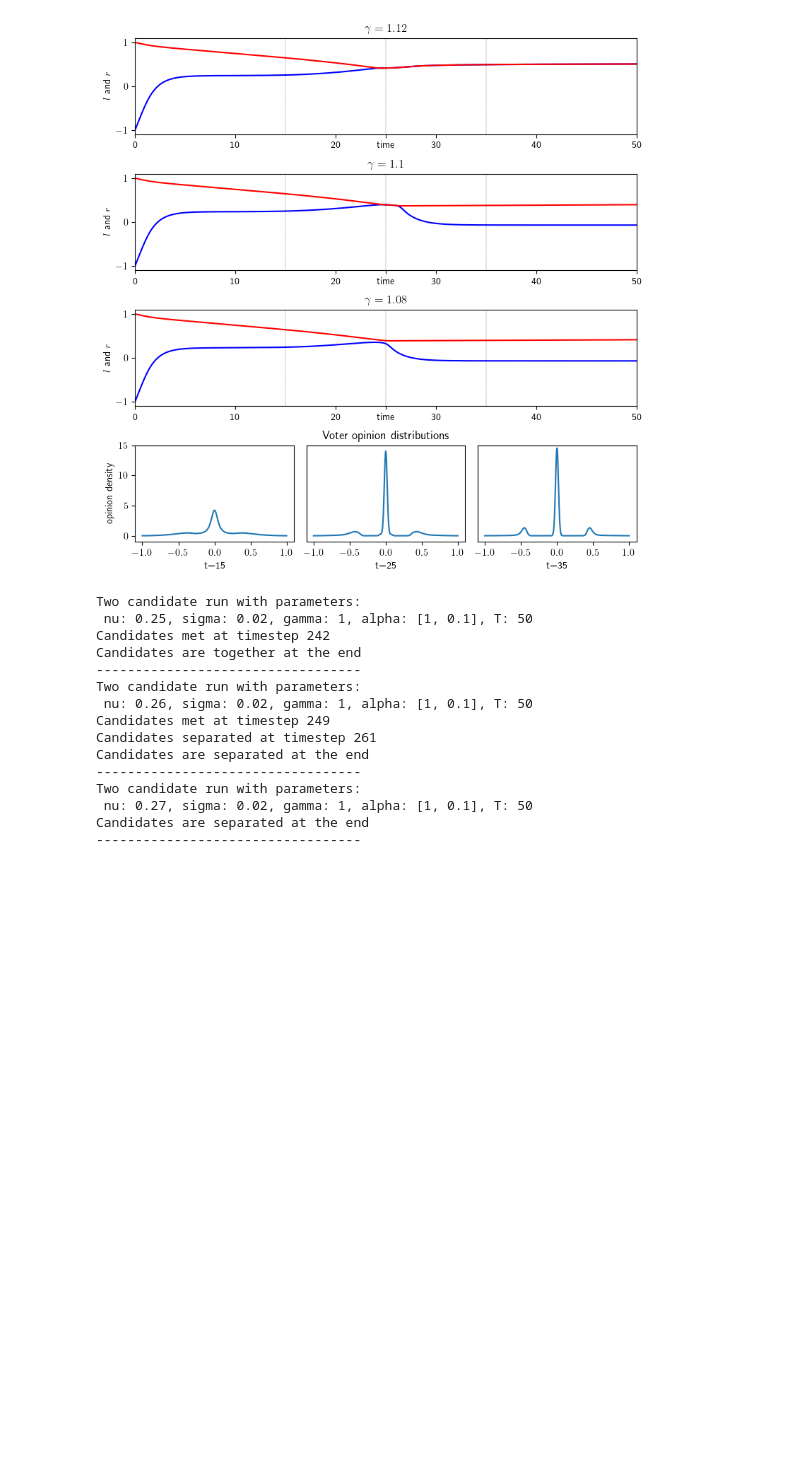
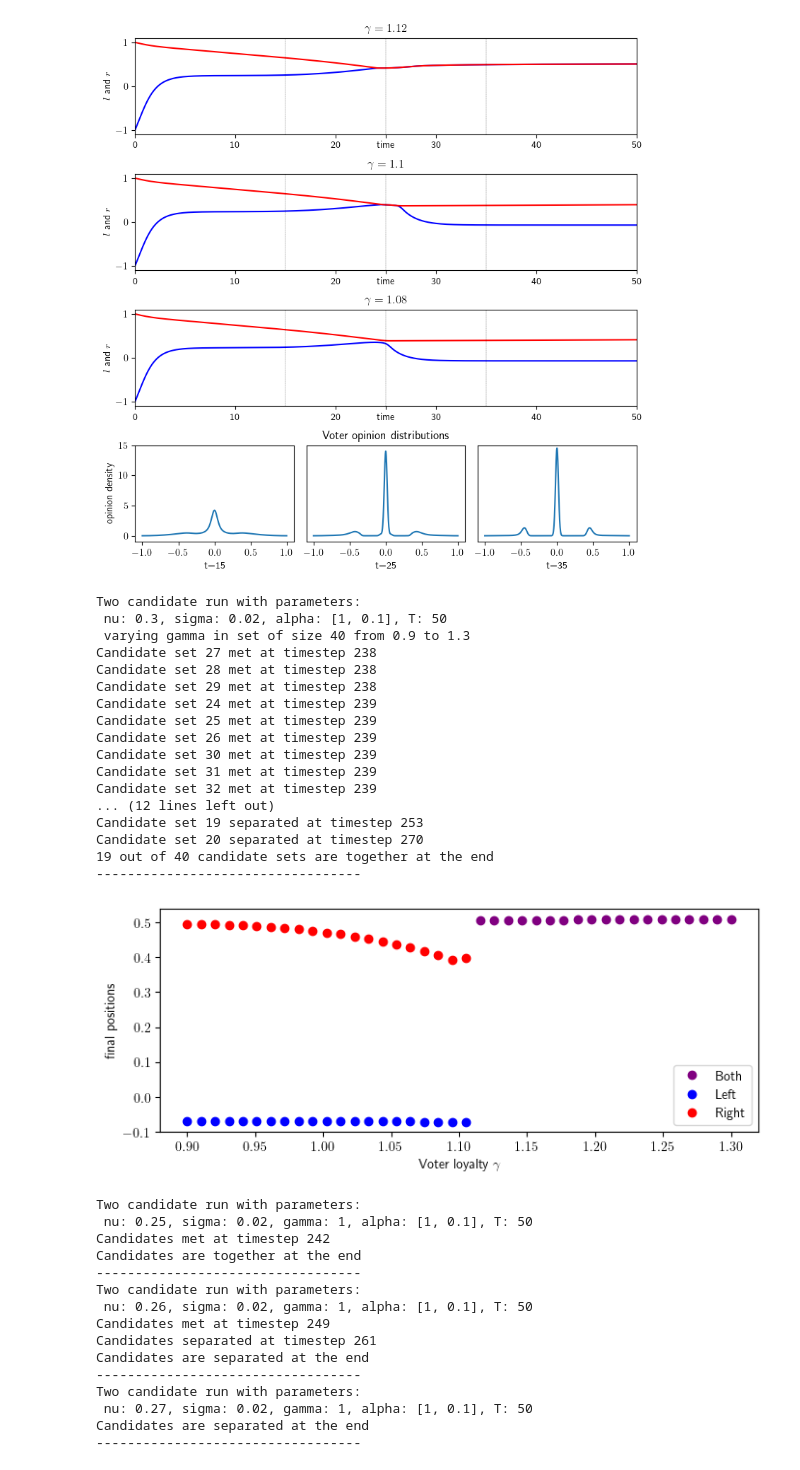
Before and after one commit to akirshtein/Candidate-Voter-Dynamics, a Jupyter notebook: Candidate-Voter Dynamics.ipynb, the cells around one changed output. Saved outputs shown, nothing was run; the diff lists cells and outputs as text; code cells hidden in the pictures; blank space fills up the shorter version.

Commit message:
parameter dependence figure update

```diff
--- a/Candidate-Voter Dynamics.ipynb
+++ b/Candidate-Voter Dynamics.ipynb
@@ -501,4 +582,49 @@ Candidates are separated at the end
 ----------------------------------
 <Figure size 640x480 with 0 Axes>
 [figure]
+# %%
+# Figure 3: Outcomes of varying voter loyalty
+op=opinion(nu=0.3)
+gamma_set=np.linspace(0.9,1.3,40)
+gamma_number=len(gamma_set)
+SL, SR, hit =op.two_candidate_gamma_sampler(100,0.1,gamma_set, T=50, alpha=[1, 0.1], plotit=False)
+plt.figure(figsize=(8,3))
+plt.rc('text', usetex=True)
+if not any(hit):
+    plt.plot(gamma_set,SL,'o',label='L',color='blue')
+    plt.plot(gamma_set,SR,'o',label='R',color='red')
+elif all(hit):
+    plt.plot(gamma_set,SL,'o',label='Both',color='purple')
+else:
+    plt.plot([gamma_set[g] for g in range(gamma_number) if hit[g]],
+                [SL[g] for g in range(gamma_number) if hit[g]],'o',label='Both',color='purple')
+    plt.plot([gamma_set[g] for g in range(gamma_number) if not hit[g]],
+                [SL[g] for g in range(gamma_number) if not hit[g]],'o',label='Left',color='blue')
+    plt.plot([gamma_set[g] for g in range(gamma_number) if not hit[g]],
+                [SR[g] for g in range(gamma_number) if not hit[g]],'o',label='Right',color='red')
+plt.legend()
+plt.xlabel('Voter loyalty $\gamma$')
+plt.ylabel('final positions')
+
+plt.savefig('Figures/fig3.pdf', bbox_inches="tight")
+plt.savefig('Figures/fig3.png', dpi=600, bbox_inches="tight")
+# %% [output]
+Two candidate run with parameters:
+ nu: 0.3, sigma: 0.02, alpha: [1, 0.1], T: 50
+ varying gamma in set of size 40 from 0.9 to 1.3
+Candidate set 27 met at timestep 238
+Candidate set 28 met at timestep 238
+Candidate set 29 met at timestep 238
+Candidate set 24 met at timestep 239
+Candidate set 25 met at timestep 239
+Candidate set 26 met at timestep 239
+Candidate set 30 met at timestep 239
+Candidate set 31 met at timestep 239
+Candidate set 32 met at timestep 239
+... (12 lines left out)
+Candidate set 19 separated at timestep 253
+Candidate set 20 separated at timestep 270
+19 out of 40 candidate sets are together at the end
+----------------------------------
+[figure, added]
 # %%
```
Also changed, not shown: parts of 4 cells of this notebook.
